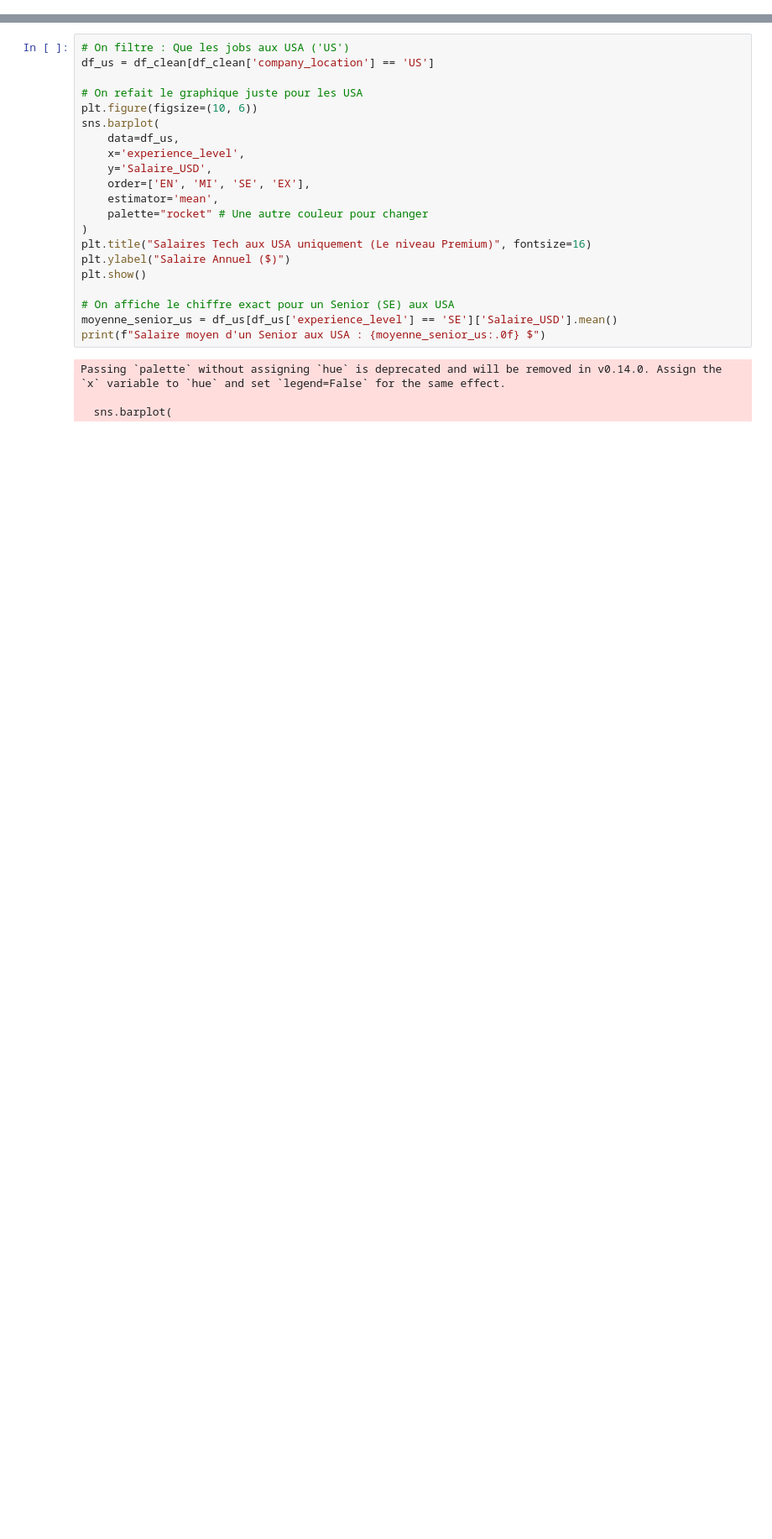
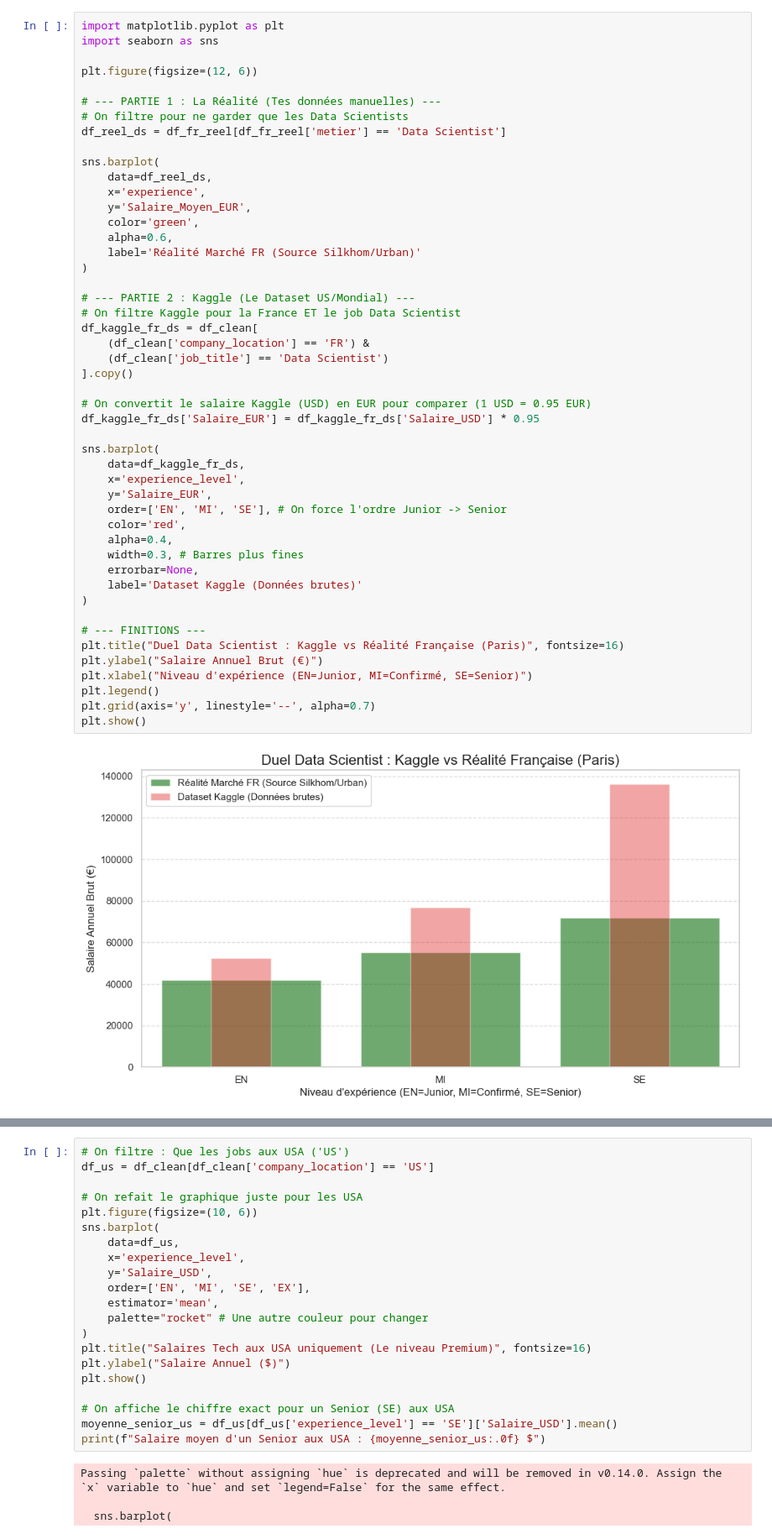
Before and after one commit to AdamFehmoun/Portfolio-data, a Jupyter notebook: Projet_Salaires.ipynb, the cells around one changed output, grey strips where cells are left out. Shown: that part at 84% size. Drawn from its saved outputs; the diff is of its cells as text; blank space fills up the shorter version.

```diff
--- a/Projet_Salaires.ipynb
+++ b/Projet_Salaires.ipynb
@@ -0,0 +119,50 @@
+# %%
+import matplotlib.pyplot as plt
+import seaborn as sns
+
+plt.figure(figsize=(12, 6))
+
+# --- PARTIE 1 : La Réalité (Tes données manuelles) ---
+# On filtre pour ne garder que les Data Scientists
+df_reel_ds = df_fr_reel[df_fr_reel['metier'] == 'Data Scientist']
+
+sns.barplot(
+    data=df_reel_ds,
+    x='experience',
+    y='Salaire_Moyen_EUR',
+    color='green',
+    alpha=0.6,
+    label='Réalité Marché FR (Source Silkhom/Urban)'
+)
+
+# --- PARTIE 2 : Kaggle (Le Dataset US/Mondial) ---
+# On filtre Kaggle pour la France ET le job Data Scientist
+df_kaggle_fr_ds = df_clean[
+    (df_clean['company_location'] == 'FR') &
+    (df_clean['job_title'] == 'Data Scientist')
+].copy()
+
+# On convertit le salaire Kaggle (USD) en EUR pour comparer (1 USD = 0.95 EUR)
+df_kaggle_fr_ds['Salaire_EUR'] = df_kaggle_fr_ds['Salaire_USD'] * 0.95
+
+sns.barplot(
+    data=df_kaggle_fr_ds,
+    x='experience_level',
+    y='Salaire_EUR',
+    order=['EN', 'MI', 'SE'], # On force l'ordre Junior -> Senior
+    color='red',
+    alpha=0.4,
+    width=0.3, # Barres plus fines
+    errorbar=None,
+    label='Dataset Kaggle (Données brutes)'
+)
+
+# --- FINITIONS ---
+plt.title("Duel Data Scientist : Kaggle vs Réalité Française (Paris)", fontsize=16)
+plt.ylabel("Salaire Annuel Brut (€)")
+plt.xlabel("Niveau d'expérience (EN=Junior, MI=Confirmé, SE=Senior)")
+plt.legend()
+plt.grid(axis='y', linestyle='--', alpha=0.7)
+plt.show()
+# %% [output]
+[figure, added]
```
Also changed, not shown: parts of 10 cells of this notebook, 1 other file.
